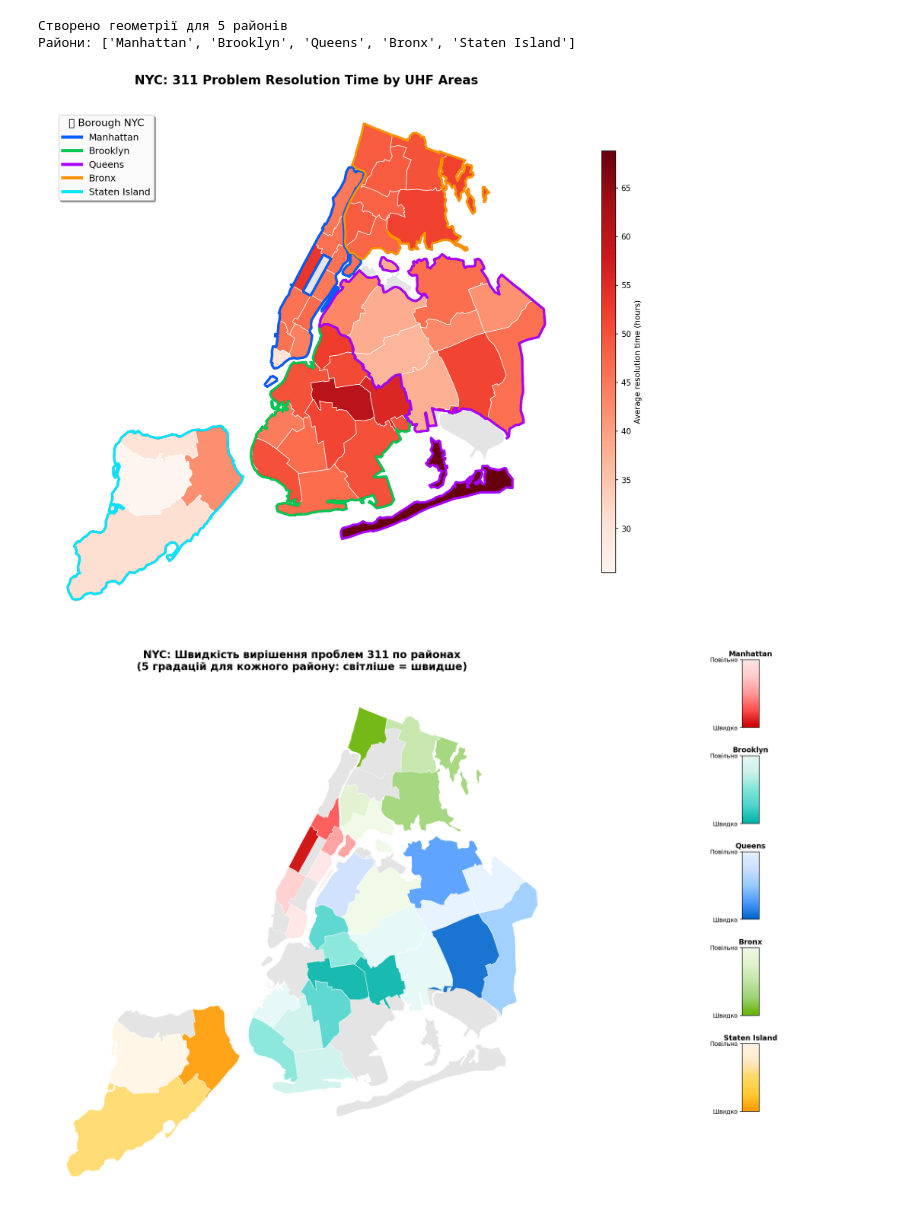
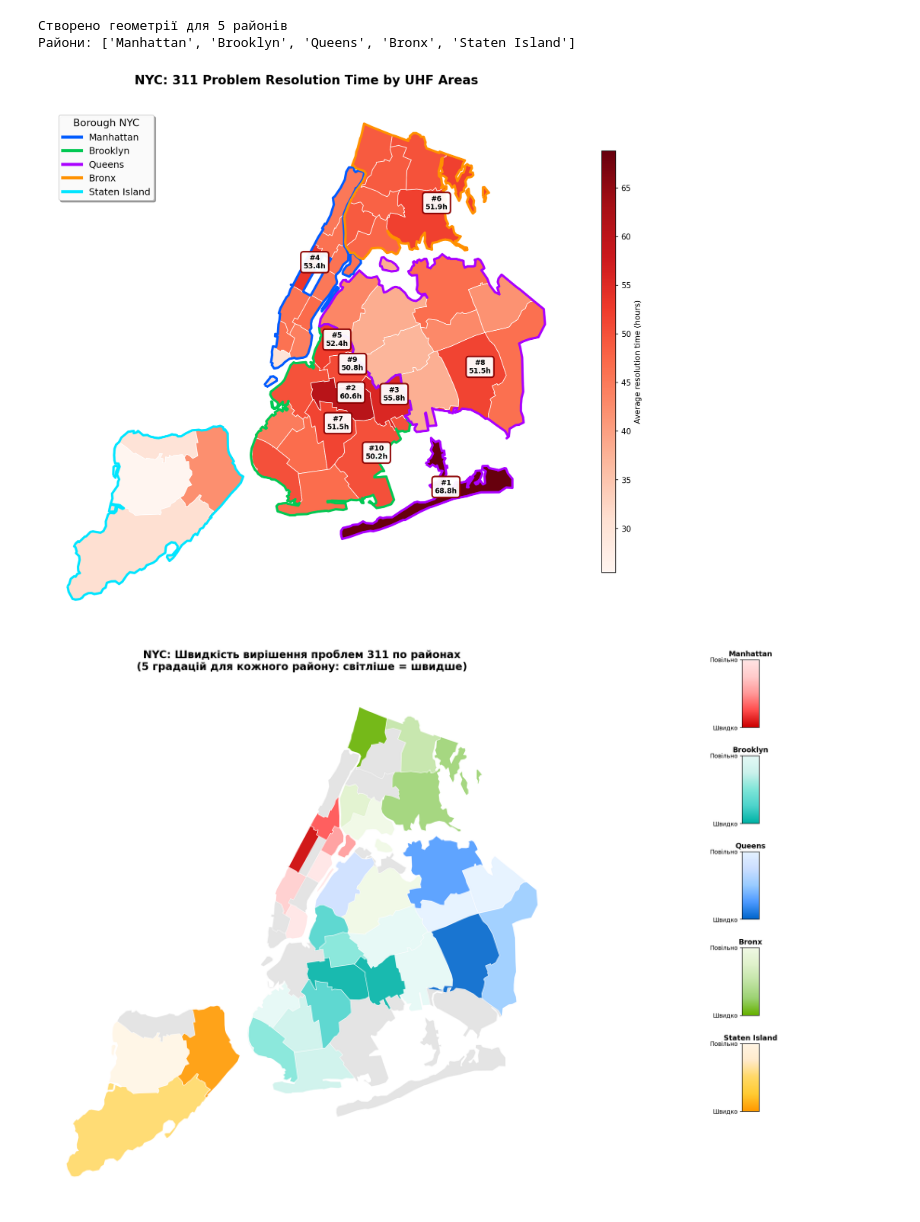
Before and after one commit to mikeandrusyak/NYC_data, a Jupyter notebook: nyc_problem.ipynb, the cells around one changed output. Cells and saved outputs as stored; diff of their text form; code cells hidden in the pictures.

```diff
--- a/nyc_problem.ipynb
+++ b/nyc_problem.ipynb
@@ -181,62 +181,73 @@ fig, ax = plt.subplots(1, 1, figsize=(12, 10), dpi=150)
 
 # Draw areas with data
 areas_with_data = g_uhf_with_data[g_uhf_with_data['resolution_time'].notna()]
-areas_without_data = g_uhf_with_data[g_uhf_with_data['resolution_time'].isna()]
 
 # Areas with data - colored map
-if len(areas_with_data) > 0:
-    areas_with_data.plot(ax=ax, column='resolution_time', cmap='Reds',
+if len(g_uhf_with_data) > 0:
+    g_uhf_with_data.plot(ax=ax, column='resolution_time', cmap='Reds',
                         edgecolor='white', linewidth=0.8, legend=True,
                         legend_kwds={'label': 'Average resolution time (hours)',
                                    'shrink': 0.8, 'aspect': 30})
-
-# Areas without data - gray color
-if len(areas_without_data) > 0:
-    areas_without_data.plot(ax=ax, color='lightgray', edgecolor='white',
-                           linewidth=0.8, alpha=0.6)
 
 borough_colors_enhanced = {
     'Manhattan': '#005CFF',
     'Brooklyn': '#00C853',
     'Queens': '#AA00FF',
     'Bronx': '#FF9100',
     'Staten Island': '#00E5FF'
 }
 
-# Тепер додаємо контури районів (boroughs)
-for borough, geom in borough_geoms.items():
-    # Створюємо GeoDataFrame для кожного району
-    gdf_borough = gpd.GeoDataFrame([{'borough': borough}], geometry=[geom])
-
-    # Малюємо тільки контур району (без заливки)
-    gdf_borough.boundary.plot(ax=ax, color='black', linewidth=3, alpha=0.8)
-
-# Малюємо контури з подвійним ефектом
+# Drawing contours
 for borough, geom in borough_geoms.items():
     gdf_borough = gpd.GeoDataFrame([{'borough': borough}], geometry=[geom])
-    # Потім тонший кольоровий контур зверху
     gdf_borough.boundary.plot(ax=ax, color=borough_colors_enhanced[borough],
                              linewidth=3, alpha=1.0)
+
+top_10_slowest = g_uhf_with_data[
+    g_uhf_with_data['resolution_time'].notna()
+].sort_values('resolution_time', ascending=False).head(10)
+
+for i, (_, row) in enumerate(top_10_slowest.iterrows()):
+    neighborhood = row['data_name']
+    resolution_time = row['resolution_time']
+
+    if pd.notna(neighborhood):
+        centroid = row.geometry.centroid
+
+        # More compact label format
+        label_text = f"#{i+1}\n{resolution_time:.1f}h"
+
+        ax.annotate(label_text,
+                   xy=(centroid.x, centroid.y),
+                   xytext=(8, 8), textcoords='offset points',
+                   fontsize=9, fontweight='bold',
+                   bbox=dict(boxstyle='round,pad=0.4',
+                            facecolor='white', alpha=0.95,
+                            edgecolor='darkred', linewidth=2),
+                   ha='center', va='center',
+                   arrowprops=dict(arrowstyle='->', color='darkred', lw=2))
+
+
 
 # Construct legend manually
 legend_elements = []
 for borough, color in borough_colors_enhanced.items():
     legend_elements.append(plt.Line2D([0], [0], color=color, linewidth=4,
                                     label=borough))
 
 ax.legend(handles=legend_elements, loc='upper left', bbox_to_anchor=(0.02, 0.98),
-          fontsize=12, framealpha=0.95, title='🏙️ Borough NYC', title_fontsize=13,
+          fontsize=12, framealpha=0.95, title='Borough NYC', title_fontsize=13,
           fancybox=True, shadow=True)
 
 ax.set_title('NYC: 311 Problem Resolution Time by UHF Areas',
              fontsize=16, fontweight='bold', pad=20)
 ax.set_axis_off()
 ax.set_aspect("equal")
 
 plt.tight_layout()
 plt.show()
 # %% [output]
-[figure, old version]
+[figure, new version]
 # %%
 # 🗺️ ENHANCED BOROUGH MAP: 5 градацій яскравості для кожного району
 import matplotlib.pyplot as plt
```
